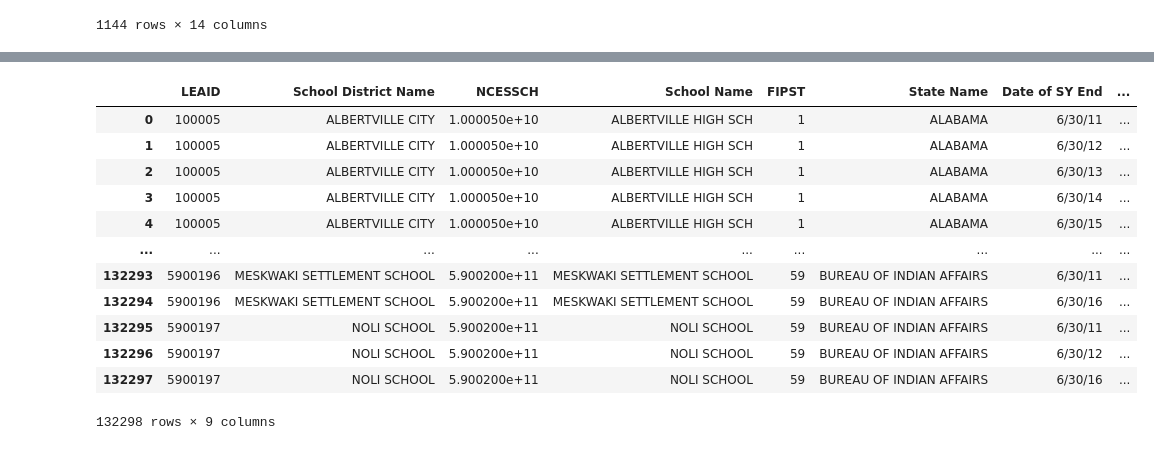
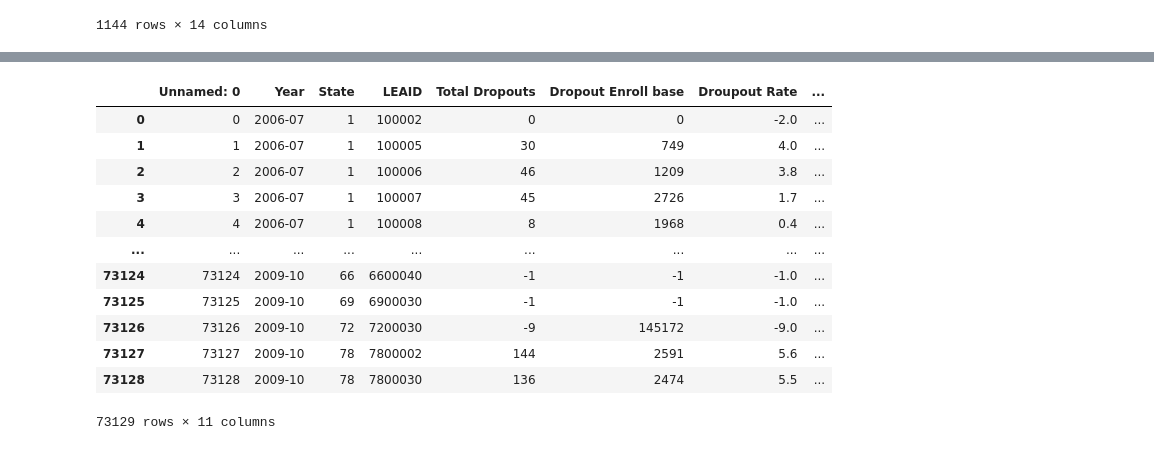
Before and after one commit to klcurtiss/Project1work, a Jupyter notebook: Rutgers DataBootcamp Project1.ipynb, the cells around one changed output, grey strips where cells are left out. Cells and saved outputs as stored; diff of their text form; code cells hidden in the pictures.

```diff
--- a/Rutgers DataBootcamp Project1.ipynb
+++ b/Rutgers DataBootcamp Project1.ipynb
@@ -127,25 +149,25 @@ pprint(state_abbr)
 # %%
 # Study data files
-US_gradrate_path = "US_DeptofED_4YearGradRate_SchoolLevel-CLEAN.csv"
+US_gradrate_path = "GradRates.csv"
 
 # Read the  data and the study results
 US_gradrate = pd.read_csv(US_gradrate_path)
 
 US_gradrate
 # %% [output]
-|  | LEAID | School District Name | NCESSCH | School Name | FIPST | State Name | Date of SY End | ... |
-| 0 | 100005 | ALBERTVILLE CITY | 1.000050e+10 | ALBERTVILLE HIGH SCH | 1 | ALABAMA | 6/30/11 | ... |
-| 1 | 100005 | ALBERTVILLE CITY | 1.000050e+10 | ALBERTVILLE HIGH SCH | 1 | ALABAMA | 6/30/12 | ... |
-| 2 | 100005 | ALBERTVILLE CITY | 1.000050e+10 | ALBERTVILLE HIGH SCH | 1 | ALABAMA | 6/30/13 | ... |
-| 3 | 100005 | ALBERTVILLE CITY | 1.000050e+10 | ALBERTVILLE HIGH SCH | 1 | ALABAMA | 6/30/14 | ... |
-| 4 | 100005 | ALBERTVILLE CITY | 1.000050e+10 | ALBERTVILLE HIGH SCH | 1 | ALABAMA | 6/30/15 | ... |
+|  | Unnamed: 0 | Year | State | LEAID | Total Dropouts | Dropout Enroll base | Droupout Rate | ... |
+| 0 | 0 | 2006-07 | 1 | 100002 | 0 | 0 | -2.0 | ... |
+| 1 | 1 | 2006-07 | 1 | 100005 | 30 | 749 | 4.0 | ... |
+| 2 | 2 | 2006-07 | 1 | 100006 | 46 | 1209 | 3.8 | ... |
+| 3 | 3 | 2006-07 | 1 | 100007 | 45 | 2726 | 1.7 | ... |
+| 4 | 4 | 2006-07 | 1 | 100008 | 8 | 1968 | 0.4 | ... |
 | ... | ... | ... | ... | ... | ... | ... | ... | ... |
-| 132293 | 5900196 | MESKWAKI SETTLEMENT SCHOOL | 5.900200e+11 | MESKWAKI SETTLEMENT SCHOOL | 59 | BUREAU OF INDIAN AFFAIRS | 6/30/11 | ... |
-| 132294 | 5900196 | MESKWAKI SETTLEMENT SCHOOL | 5.900200e+11 | MESKWAKI SETTLEMENT SCHOOL | 59 | BUREAU OF INDIAN AFFAIRS | 6/30/16 | ... |
-| 132295 | 5900197 | NOLI SCHOOL | 5.900200e+11 | NOLI SCHOOL | 59 | BUREAU OF INDIAN AFFAIRS | 6/30/11 | ... |
-| 132296 | 5900197 | NOLI SCHOOL | 5.900200e+11 | NOLI SCHOOL | 59 | BUREAU OF INDIAN AFFAIRS | 6/30/12 | ... |
-| 132297 | 5900197 | NOLI SCHOOL | 5.900200e+11 | NOLI SCHOOL | 59 | BUREAU OF INDIAN AFFAIRS | 6/30/16 | ... |
+| 73124 | 73124 | 2009-10 | 66 | 6600040 | -1 | -1 | -1.0 | ... |
+| 73125 | 73125 | 2009-10 | 69 | 6900030 | -1 | -1 | -1.0 | ... |
+| 73126 | 73126 | 2009-10 | 72 | 7200030 | -9 | 145172 | -9.0 | ... |
+| 73127 | 73127 | 2009-10 | 78 | 7800002 | 144 | 2591 | 5.6 | ... |
+| 73128 | 73128 | 2009-10 | 78 | 7800030 | 136 | 2474 | 5.5 | ... |
-132298 rows × 9 columns
+73129 rows × 11 columns
 # %%
 US_gradrate['state_abbr'] = US_gradrate['State Name'].map(state_abbr)
 US_gradrate
```
Also changed, not shown: parts of 6 cells of this notebook.
